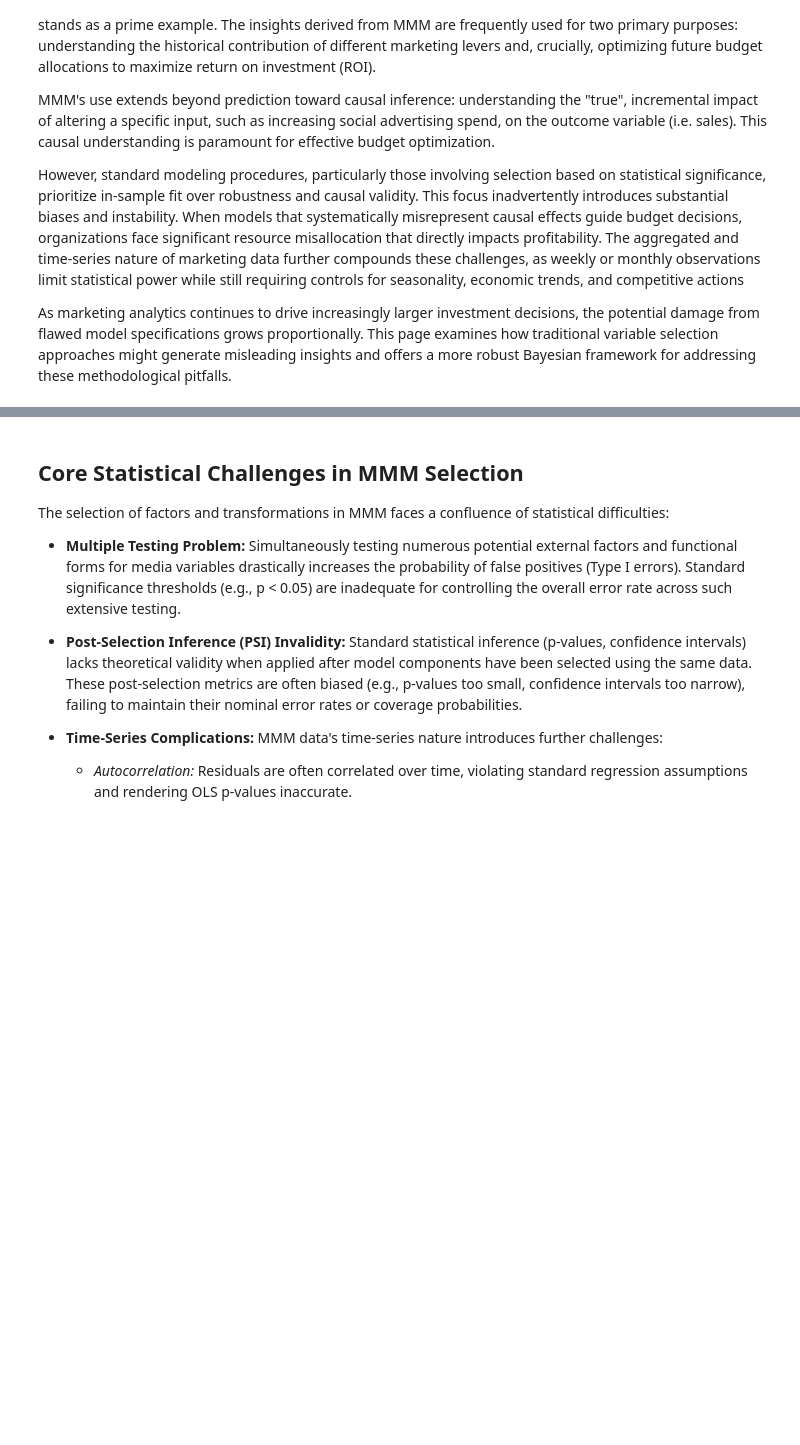
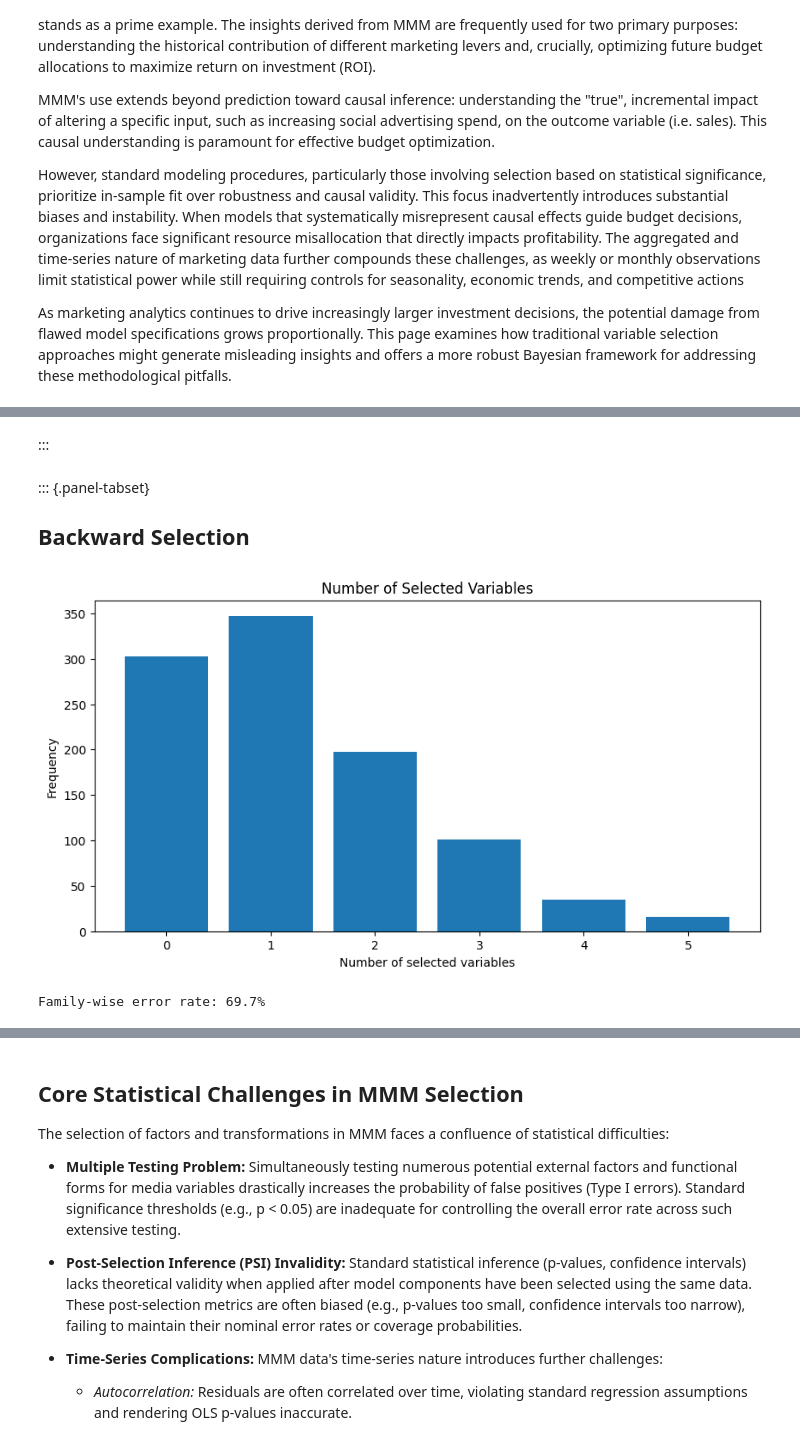
Before and after one commit to redam94/common_regression_issues, a Jupyter notebook: nbs/02_the_illusion_of_significance.ipynb, the cells around one changed output, grey strips where cells are left out. Drawn from its saved outputs; the diff is of its cells as text; code cells hidden in the pictures; blank space fills up the shorter version.

Commit message:
Update: Added pifall selection

```diff
--- a/nbs/02_the_illusion_of_significance.ipynb
+++ b/nbs/02_the_illusion_of_significance.ipynb
@@ -60,0 +235,47 @@ As marketing analytics continues to drive increasingly larger investment decisio
+# %%
+forward_selected_vars = []
+for trial in range(n_trials):
+    trial_df = X.loc[trial*n_samples:(trial+1)*n_samples-1, :]
+    trial_y = y.loc[trial*n_samples:(trial+1)*n_samples-1]
+    forward_selected_vars.append(
+        forward_selection(
+            trial_df,
+            trial_y,
+            threshold_in=0.05
+        )
+    )
+# %%
+backward_selected_vars = []
+for trial in range(n_trials):
+    trial_df = X.loc[trial*n_samples:(trial+1)*n_samples-1, :]
+    trial_y = y.loc[trial*n_samples:(trial+1)*n_samples-1]
+    backward_selected_vars.append(
+        backward_selection(
+            trial_df,
+            trial_y,
+            threshold_out=0.05
+        )
+    )
+# %% [markdown]
+:::
+# %% [markdown]
+::: {.panel-tabset}
+
+## Backward Selection
+# %%
+#| echo: false
+#| fig-cap: "Histogram of the number of selected variables in each trial using backward selection. The number of variables that are actually predictive are 0, however over 70% of the trials selected at least one variable as a statistically significant predictor."
+#| label: fig-histogram-backward-selection
+plt.figure(figsize=(10, 5))
+n_vars_selected = np.array([len(set(v)) for v in backward_selected_vars])
+plt.hist(n_vars_selected, bins=np.unique(n_vars_selected), align='left', rwidth=0.8)
+plt.xlabel("Number of selected variables")
+plt.ylabel("Frequency")
+plt.title("Number of Selected Variables");
+# %% [output]
+[figure, added]
+# %%
+#| echo: false
+print(f"Family-wise error rate: {np.mean(n_vars_selected > 0):.1%}")
+# %% [output]
+Family-wise error rate: 69.7%
```
Also changed, not shown: parts of 52 cells of this notebook.
